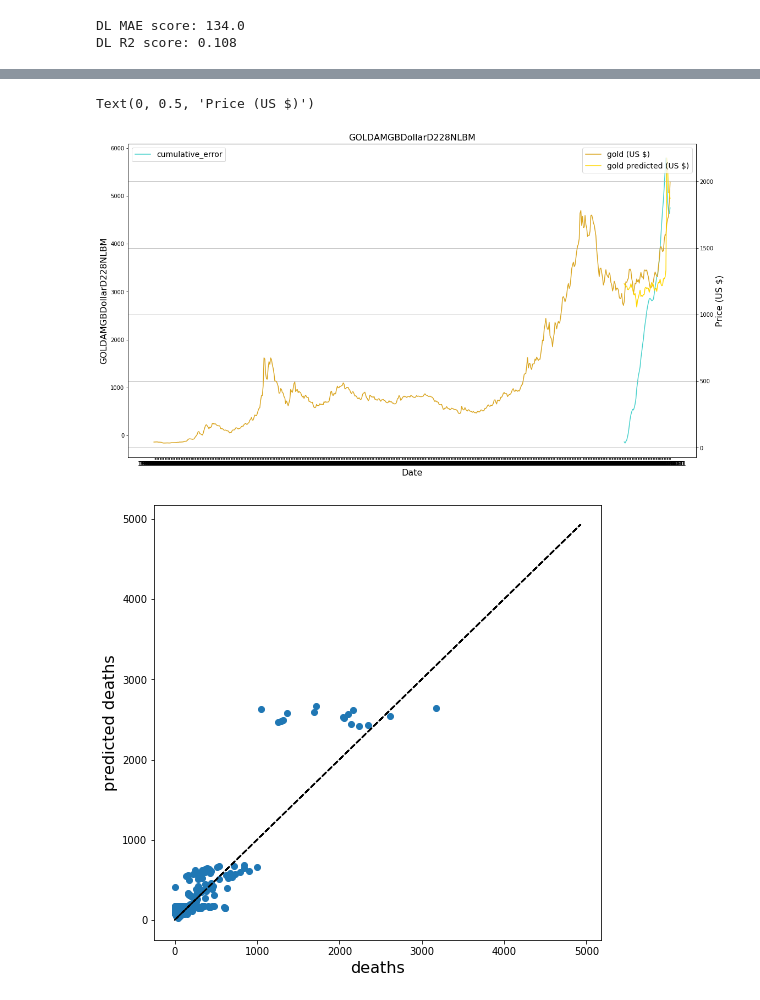
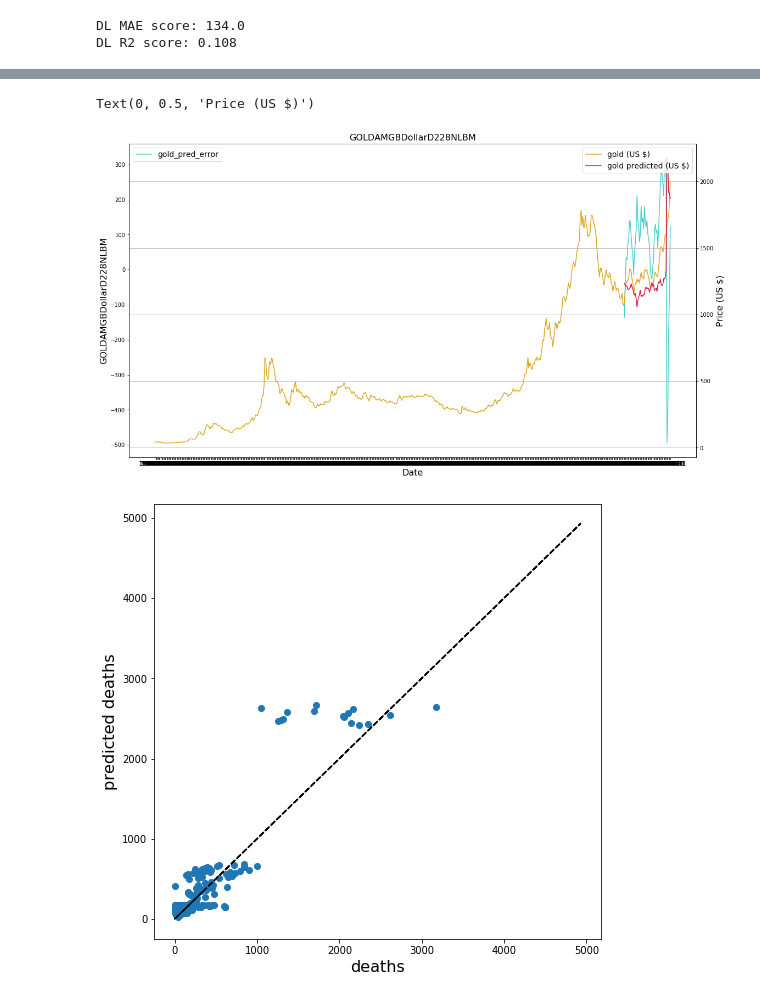
Before and after one commit to sameckford/Always_believe_in_Gold, a Jupyter notebook: Deep_Learning_approach.ipynb, the cells around one changed output, grey strips where cells are left out. Saved outputs shown, nothing was run; the diff lists cells and outputs as text; code cells hidden in the pictures.

Commit message:
Deep Learning Graph Modification

```diff
--- a/Deep_Learning_approach.ipynb
+++ b/Deep_Learning_approach.ipynb
@@ -122,32 +152,32 @@ df_global['cumulative_error'] = df_global['gold_pred_error'].cumsum()
 # %%
 # Visualising the Linear Regression results.
 fig, ax1 = plt.subplots()
 j = 'GOLDAMGBDollarD228NLBM'
-k = 'cumulative_error'
+k = 'gold_pred_error'
 l = 'gold_pred'
 
 ax1.plot(df_global.index, df_global[k], label=k, c='mediumturquoise')
 
 
 ax2 = ax1.twinx()
 ax2.plot(df_global.index, df_global[j], label='gold (US $)', c='goldenrod')
-ax2.plot(df_global.index, df_global[l], label='gold predicted (US $)', c='gold')
+ax2.plot(df_global.index, df_global[l], label='gold predicted (US $)', c='crimson')
 
 #ax1.ylim(0, 15)
 plt.title(j)
 plt.xlabel('Date')
 plt.grid()
 ax1.legend(loc=2)
 ax2.legend(loc=1)
 fig.set_size_inches(18.5, 10.5)
 
 ax1.set_xlabel('Date')
-ax1.set_ylabel(j)
+ax1.set_ylabel(Error)
 ax2.set_ylabel('Price (US $)')
 #plt.savefig('cumulative_error_20_countries_XGB_dpi300.jpeg', dpi=300)
 # %% [output]
 Text(0, 0.5, 'Price (US $)')
-[figure, old version]
+[figure, new version]
 # %%
 ## Check for the directory and output the df_global dataframe.
 if os.path.exists(os.path.join(data_folder, "model_predictions")) is False:
```
Also changed, not shown: parts of 1 cell of this notebook.
